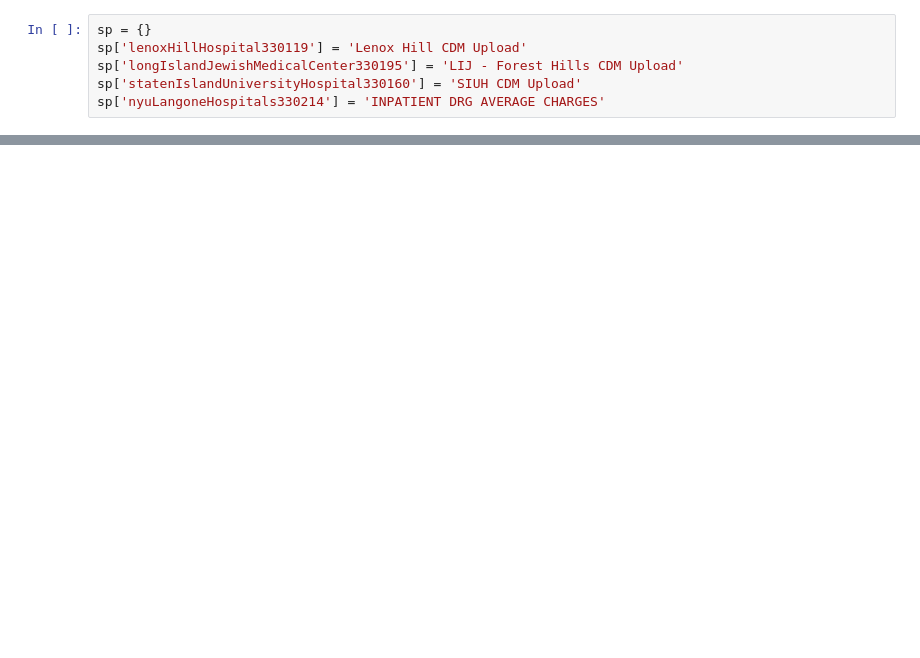
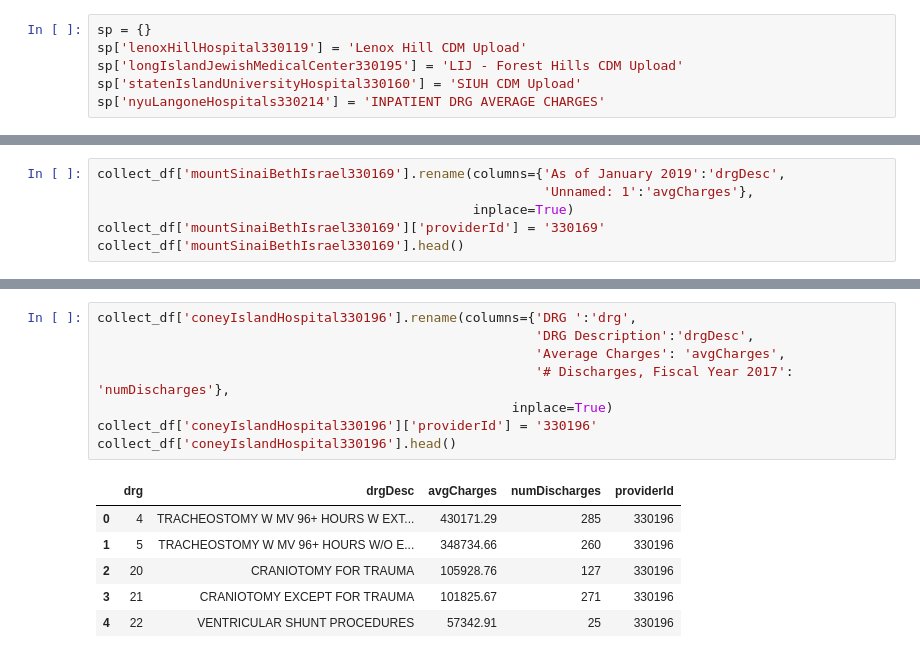
Before and after one commit to meiguan/nycHospitalPricing, a Jupyter notebook: compileHospitalMasterCharges.ipynb, the cells around one changed output, grey strips where cells are left out. Cells and saved outputs as stored; diff of their text form; blank space fills up the shorter version.

```diff
--- a/compileHospitalMasterCharges.ipynb
+++ b/compileHospitalMasterCharges.ipynb
@@ -234,0 +75,6 @@ Index(['To remain compliant with the Affordable Care Act Section 2718e of the Pu
+# %%
+collect_df['mountSinaiBethIsrael330169'].rename(columns={'As of January 2019':'drgDesc',
+                                                         'Unnamed: 1':'avgCharges'},
+                                                inplace=True)
+collect_df['mountSinaiBethIsrael330169']['providerId'] = '330169'
+collect_df['mountSinaiBethIsrael330169'].head()
@@ -234,0 +88,15 @@ Index(['To remain compliant with the Affordable Care Act Section 2718e of the Pu
+# %%
+collect_df['coneyIslandHospital330196'].rename(columns={'DRG ':'drg',
+                                                        'DRG Description':'drgDesc',
+                                                        'Average Charges': 'avgCharges',
+                                                        '# Discharges, Fiscal Year 2017': 'numDischarges'},
+                                                     inplace=True)
+collect_df['coneyIslandHospital330196']['providerId'] = '330196'
+collect_df['coneyIslandHospital330196'].head()
+# %% [output]
+|  | drg | drgDesc | avgCharges | numDischarges | providerId |
+| 0 | 4 | TRACHEOSTOMY W MV 96+ HOURS W EXT... | 430171.29 | 285 | 330196 |
+| 1 | 5 | TRACHEOSTOMY W MV 96+ HOURS W/O E... | 348734.66 | 260 | 330196 |
+| 2 | 20 | CRANIOTOMY FOR TRAUMA | 105928.76 | 127 | 330196 |
+| 3 | 21 | CRANIOTOMY EXCEPT FOR TRAUMA | 101825.67 | 271 | 330196 |
+| 4 | 22 | VENTRICULAR SHUNT PROCEDURES | 57342.91 | 25 | 330196 |
```
Also changed, not shown: parts of 58 cells of this notebook, 2 other files.
